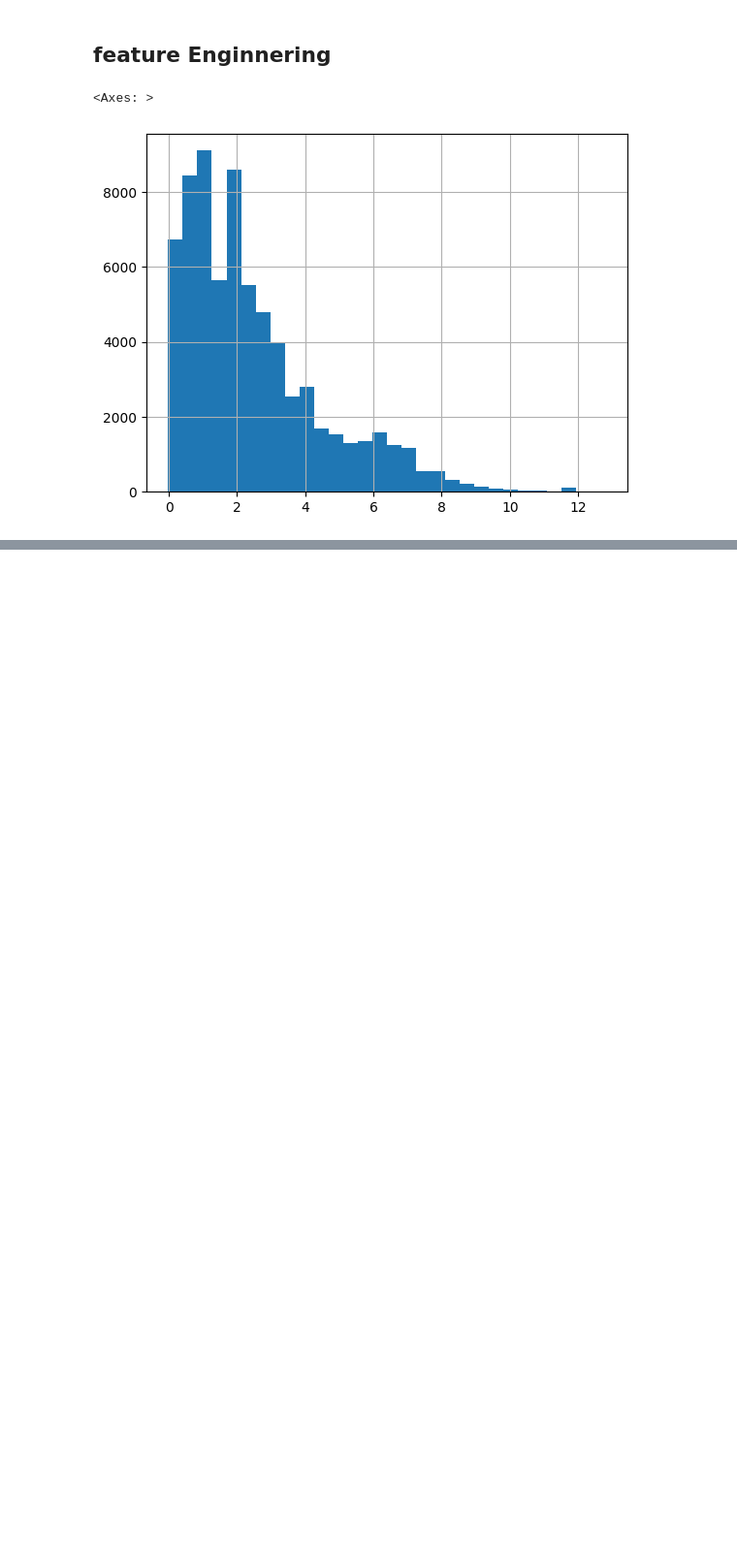
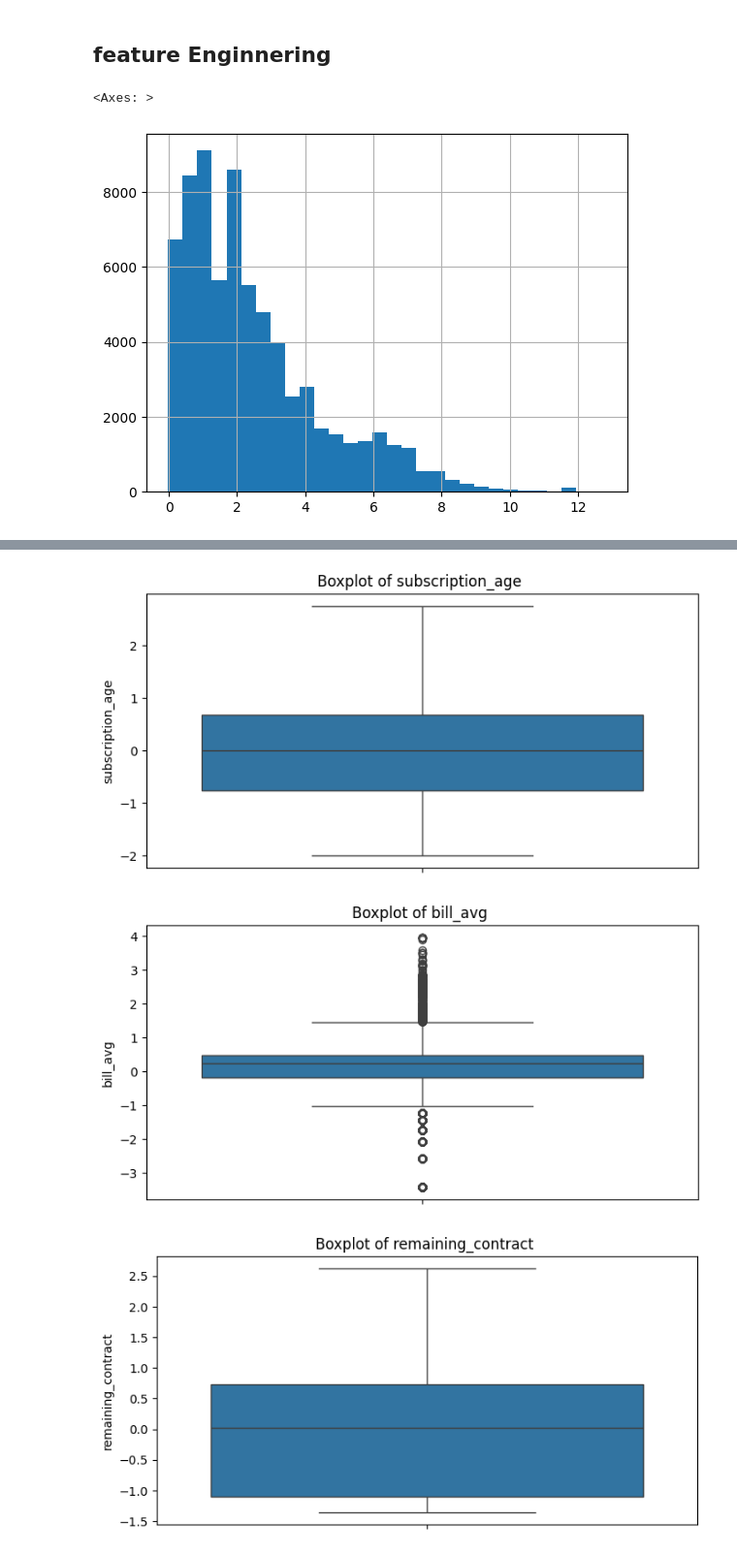
Before and after one commit to mohaiminul-git/ISP-chustomer-churn, a Jupyter notebook: notebooks/analysis.ipynb, the cells around one changed output, grey strips where cells are left out. Shown at 97% size. Cells and saved outputs as stored; diff of their text form; code cells hidden in the pictures; blank space fills up the shorter version.

Commit message:
training pipele and prediction pipeline added

```diff
--- a/notebooks/analysis.ipynb
+++ b/notebooks/analysis.ipynb
@@ -53,6 +53,3 @@ data= data.drop(["id"], axis=1)
 print(len(data[data["subscription_age"]<0]))
 # %% [output]
 1
-# %%
-for col in data.columns:
-    print(f"{col}: {data[col].dtypes}")
@@ -240,9 +230,7 @@ data["subscription_age"].hist(bins=30)
 <Axes: >
 [figure]
 # %%
-data["num services subscribed"]= data[["is_tv_subscriber", "is_movie_package_subscriber"]].sum(axis=1)
-data["cost_per_usage"]= data["bill_avg"]/data[["download_avg", "upload_avg"]].sum(axis=1)
-data["customer_type"]= pd.cut(data["subscription_age"], bins=3, labels=["new","medium", "loyal"])
+data["num_services_subscribed"]= data[["is_tv_subscriber", "is_movie_package_subscriber"]].sum(axis=1)
 # %%
 import numpy as np
 total_usage= data[["download_avg", "upload_avg"]].sum(axis=1)
@@ -263,0 +270,25 @@ print(data["cost_per_usage"].max())
+# %%
+from sklearn.model_selection import train_test_split
+from sklearn.preprocessing import StandardScaler
+from sklearn.linear_model import LogisticRegression
+
+
+
+scaler= StandardScaler()
+Numeric_cols= ['subscription_age','bill_avg', 'remaining_contract','service_failure_count','download_avg', 'upload_avg', 'download_over_limit','cost_per_usage','num_services_subscribed']
+Binary_cols= ['is_tv_subscriber', 'is_movie_package_subscriber']
+Target_col="churn"
+X= data[Numeric_cols+Binary_cols]
+Y= data[Target_col]
+X_train, X_test, Y_train, Y_test= train_test_split(X, Y, test_size=0.2, stratify=Y, random_state=123,)
+
+X_train[Numeric_cols]=np.log1p(X_train[Numeric_cols])
+X_test[Numeric_cols]=np.log1p(X_test[Numeric_cols])
+
+
+
+X_train[Numeric_cols]= scaler.fit_transform(X_train[Numeric_cols])
+X_test[Numeric_cols]= scaler.transform(X_test[Numeric_cols])
+
+clf= LogisticRegression(penalty="l2", random_state=23, solver="liblinear").fit(X_train, Y_train)
+print(clf.score(X_train,Y_train))
@@ -263,0 +421,12 @@ print(data["cost_per_usage"].max())
+# %%
+for col in Numeric_cols:
+    plt.figure(figsize=(8, 4))
+    sns.boxplot(
+        y=X_train[col]
+    )
+    plt.title(f"Boxplot of {col} ")
+    plt.show()
+# %% [output]
+[figure, added]
+[figure, added]
+[figure, added]
```
Also changed, not shown: parts of 14 cells of this notebook, 9 other files.
